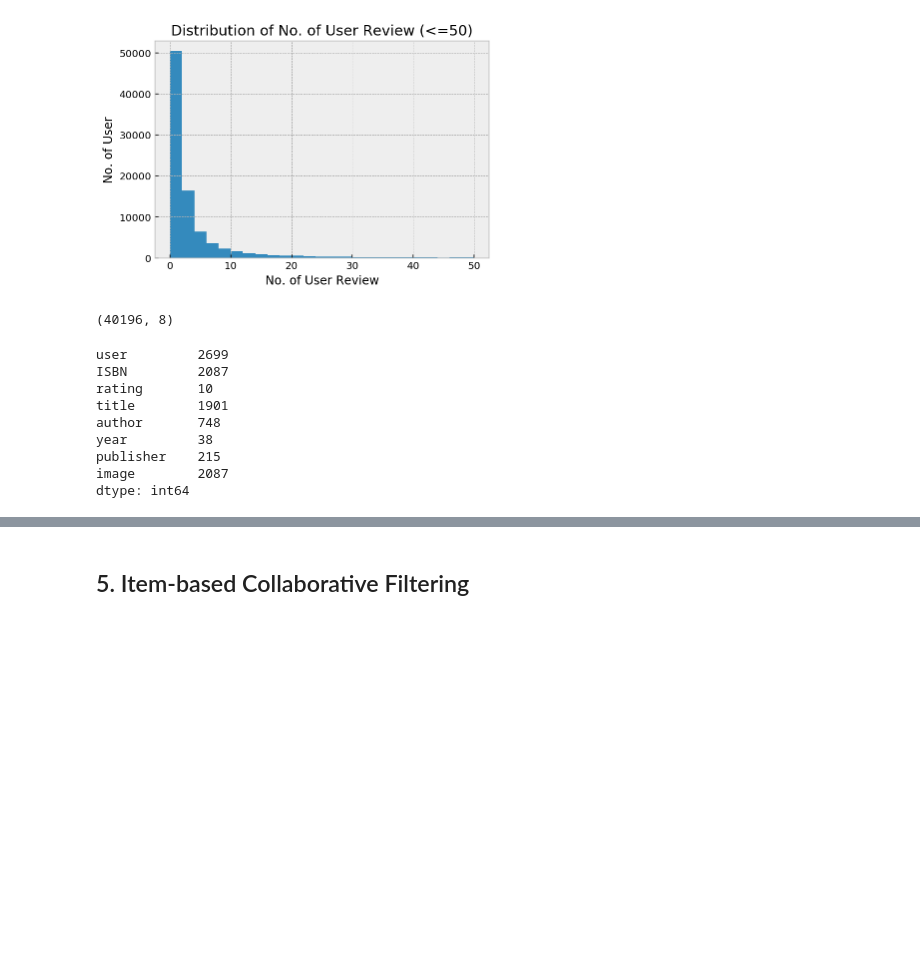
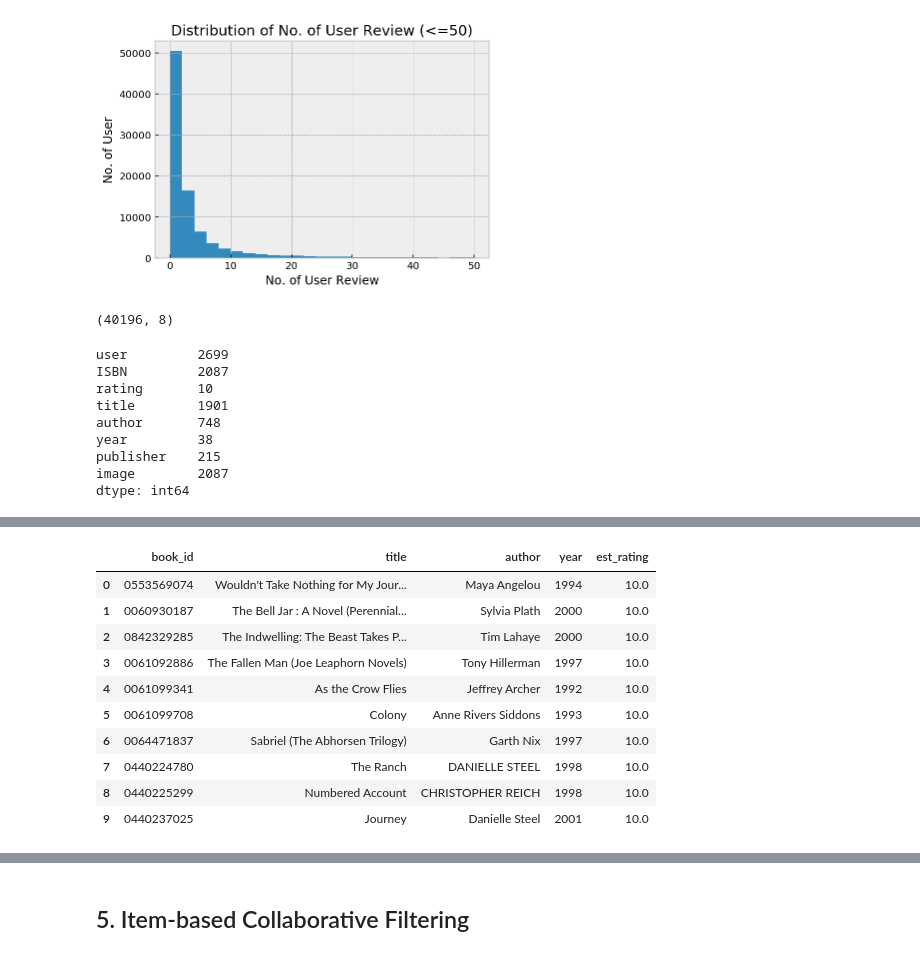
Before and after one commit to ppeyliang/book-recommender, a Jupyter notebook: capstone_project.ipynb, the cells around one changed output, grey strips where cells are left out. Drawn from its saved outputs; the diff is of its cells as text; code cells hidden in the pictures; blank space fills up the shorter version.

```diff
--- a/capstone_project.ipynb
+++ b/capstone_project.ipynb
@@ -443,0 +461,82 @@ Recommendation for User 153361:
+# %%
+# Build recommendation system using KNNWithZScore.
+testSubject = 267830
+k = 10
+
+trainset = data.build_full_trainset()
+
+sim_options = {'name': 'cosine',
+               'user_based': True
+               }
+
+model = KNNWithZScore(sim_options=sim_options)
+model.fit(trainset)
+
+# Build user similarity matrix (N x N).
+simsMatrix = model.compute_similarities()
+print()
+
+# Get top k similar users to our test subject.
+testUserInnerID = trainset.to_inner_uid(testSubject)
+similarityRow = simsMatrix[testUserInnerID]
+
+similarUsers = []
+for innerID, score in enumerate(similarityRow):
+    if (innerID != testUserInnerID):
+        similarUsers.append((innerID, score))
+
+# Define similarity threshold.
+kNeighbors = []
+for rating in similarUsers:
+    if rating[1] > 0.95:
+        kNeighbors.append(rating)
+
+# Get the items that similar users rated.
+results = defaultdict(list)
+for similarUser in kNeighbors:
+    innerID = similarUser[0]
+    userSimilarityScore = similarUser[1]
+    theirRatings = trainset.ur[innerID]
+    for item_inner_id, rating in theirRatings:
+        results[item_inner_id].append((userSimilarityScore, rating))
+
+# Predict ratings for each item, weighted by user similarity.
+candidates = defaultdict(float)
+for item_inner_id, ratings in results.items():
+    sim_rating = 0
+    sim_sum = 0
+    for similarity, rating in ratings:
+        sim_rating += similarity * rating
+        sim_sum += similarity
+    pred_rating = sim_rating / sim_sum
+    candidates[item_inner_id] = pred_rating
+
+# Build a dictionary of stuff the user has already seen.
+read = {}
+for itemID, rating in trainset.ur[testUserInnerID]:
+    read[itemID] = 1
+
+# Get top-rated items from similar users.
+results = {'book_id': [], 'title': [], 'author': [], 'year': [], 'est_rating': []}
+pos = 0
+
+for itemID, rating in sorted(candidates.items(), key=itemgetter(1), reverse=True):
+    if not itemID in read:
+        bookID = trainset.to_raw_iid(itemID)
+        title = cf[cf['ISBN'] == bookID].title.unique()[0]
+        author = cf[cf['ISBN'] == bookID].author.unique()[0]
+        year = cf[cf['ISBN'] == bookID].year.unique()[0]
+
+        results['book_id'].append(bookID)
+        results['title'].append(title)
+        results['author'].append(author)
+        results['year'].append(int(year))
+        results['est_rating'].append(rating)
+
+        pos += 1
+        if (pos == k):
+            break
+
+print('Recommendation for User {}:'.format(testSubject))
+pd.DataFrame(results)
+# %% [output]
@@ -443,0 +549,11 @@ Recommendation for User 153361:
+|  | book_id | title | author | year | est_rating |
+| 0 | 0553569074 | Wouldn't Take Nothing for My Jour... | Maya Angelou | 1994 | 10.0 |
+| 1 | 0060930187 | The Bell Jar : A Novel (Perennial... | Sylvia Plath | 2000 | 10.0 |
+| 2 | 0842329285 | The Indwelling: The Beast Takes P... | Tim Lahaye | 2000 | 10.0 |
+| 3 | 0061092886 | The Fallen Man (Joe Leaphorn Novels) | Tony Hillerman | 1997 | 10.0 |
+| 4 | 0061099341 | As the Crow Flies | Jeffrey Archer | 1992 | 10.0 |
+| 5 | 0061099708 | Colony | Anne Rivers Siddons | 1993 | 10.0 |
+| 6 | 0064471837 | Sabriel (The Abhorsen Trilogy) | Garth Nix | 1997 | 10.0 |
+| 7 | 0440224780 | The Ranch | DANIELLE STEEL | 1998 | 10.0 |
+| 8 | 0440225299 | Numbered Account | CHRISTOPHER REICH | 1998 | 10.0 |
+| 9 | 0440237025 | Journey | Danielle Steel | 2001 | 10.0 |
```
Also changed, not shown: parts of 15 cells of this notebook.
